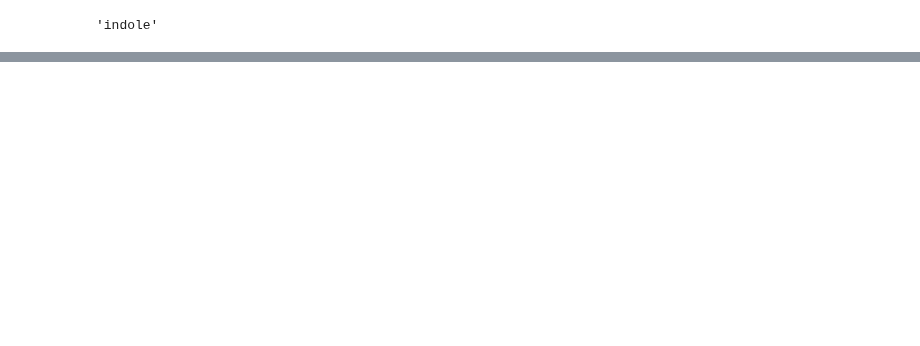
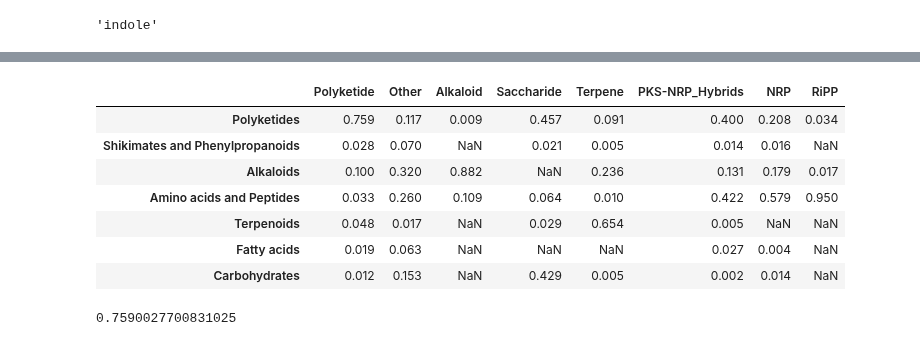
Before and after one commit to NPLinker/nplinker, a Jupyter notebook: notebooks/1-class_linking_prospecting.ipynb, the cells around one changed output, grey strips where cells are left out. Drawn from its saved outputs; the diff is of its cells as text; code cells hidden in the pictures; blank space fills up the shorter version.

```diff
--- a/notebooks/1-class_linking_prospecting.ipynb
+++ b/notebooks/1-class_linking_prospecting.ipynb
@@ -293,0 +583,6 @@ cur_bgcs[0].product_prediction
+# %%
+# creating legend from the header -> some renaiming is maybe necessary for easy linking
+s_h = header.strip().split('\t')
+legend_bgc = ['mibig_classes']+s_h[1:3]
+legend_chem = s_h[5:]
+print(legend_bgc, legend_chem)
@@ -293,0 +591,8 @@ cur_bgcs[0].product_prediction
+# %%
+# Which AS classes relate to Alkaloid class? -> based on MIBiG AS entries of alkaloids just taking "indole" seems sufficient
+as_alks = []
+for line in classes_dict.values():
+    if "Alkaloid" in line[0][0]:
+        as_alks.append(line[0][2])
+from collections import Counter
+Counter([cls for as_class in as_alks for cls in as_class]).most_common()
@@ -293,0 +707,22 @@ cur_bgcs[0].product_prediction
+# %%
+# read resulting tables column to row
+# bgc -> chem: d[bgc_key][chem_key][bgc_class][chem_class]
+# and vice versa for chem -> bgc
+# todo: maybe make an object called class_linking that stores all these things as well as dict keys to loop through
+class_linking_tables = {}
+class_linking_counts = {}  # store the counts in df/get rid of defaultdicts
+for bgc_key, bgc_result in result.items():
+    for chem_key, elem_result in bgc_result.items():
+        # init entries in dict
+        if not bgc_key in class_linking_tables:
+            class_linking_tables[bgc_key] = {}
+            class_linking_counts[bgc_key] = {}
+        if not chem_key in class_linking_tables:
+            class_linking_tables[chem_key] = {}
+            class_linking_counts[chem_key] = {}
+        # add linking tables as DataFrames
+        elem_df = pd.DataFrame.from_dict(elem_result, dtype=int)
+        class_linking_tables[bgc_key][chem_key] = elem_df/elem_df.sum(axis=0)
+        class_linking_counts[bgc_key][chem_key] = elem_df
+        class_linking_tables[chem_key][bgc_key] = elem_df/elem_df.sum(axis=1)
+        class_linking_counts[chem_key][bgc_key] = elem_df
@@ -293,0 +889,16 @@ cur_bgcs[0].product_prediction
+# %%
+class_link_obj = Class_links(mibig_classes)
+class_link_obj.class_links['mibig_classes']['npc_pathway']
+# %% [output]
+|  | Polyketide | Other | Alkaloid | Saccharide | Terpene | PKS-NRP_Hybrids | NRP | RiPP |
+| Polyketides | 0.759 | 0.117 | 0.009 | 0.457 | 0.091 | 0.400 | 0.208 | 0.034 |
+| Shikimates and Phenylpropanoids | 0.028 | 0.070 | NaN | 0.021 | 0.005 | 0.014 | 0.016 | NaN |
+| Alkaloids | 0.100 | 0.320 | 0.882 | NaN | 0.236 | 0.131 | 0.179 | 0.017 |
+| Amino acids and Peptides | 0.033 | 0.260 | 0.109 | 0.064 | 0.010 | 0.422 | 0.579 | 0.950 |
+| Terpenoids | 0.048 | 0.017 | NaN | 0.029 | 0.654 | 0.005 | NaN | NaN |
+| Fatty acids | 0.019 | 0.063 | NaN | NaN | NaN | 0.027 | 0.004 | NaN |
+| Carbohydrates | 0.012 | 0.153 | NaN | 0.429 | 0.005 | 0.002 | 0.014 | NaN |
+# %%
+class_link_obj.class_links['mibig_classes']['npc_pathway']['Polyketide']['Polyketides']
+# %% [output]
+0.7590027700831025
```
Also changed, not shown: parts of 46 cells of this notebook.
